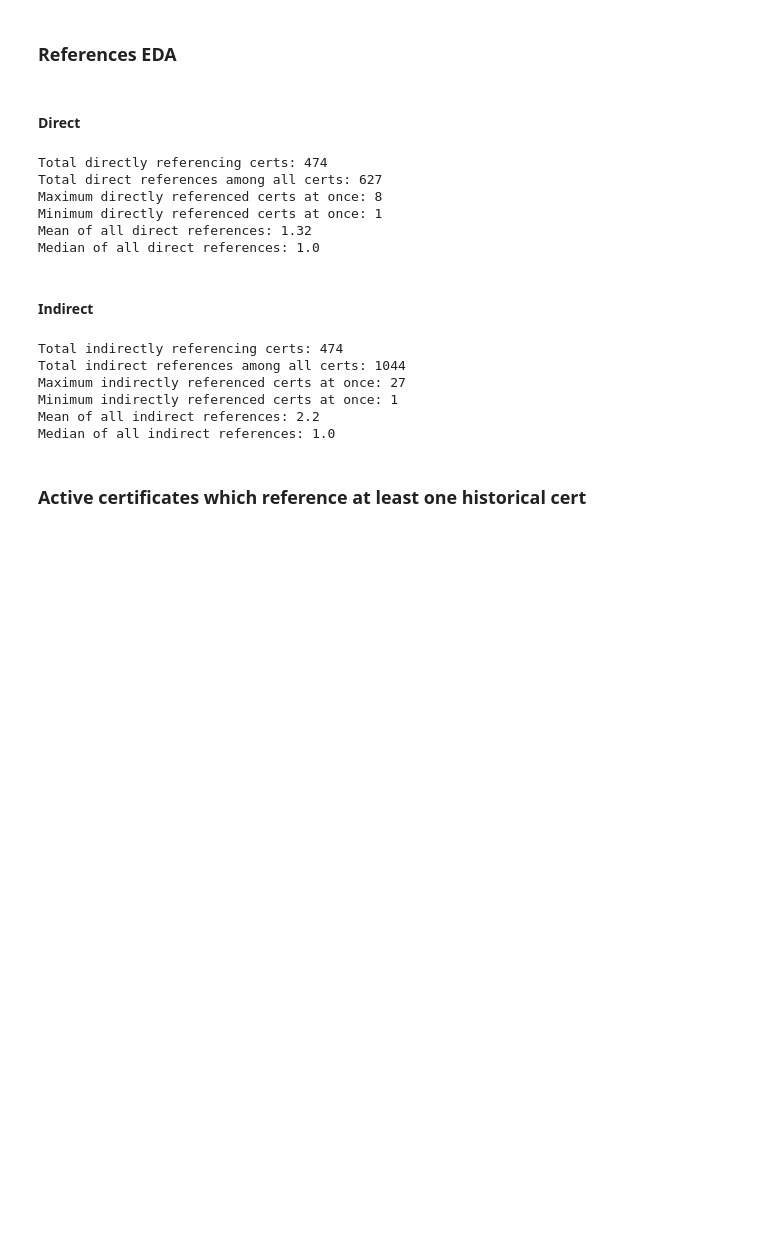
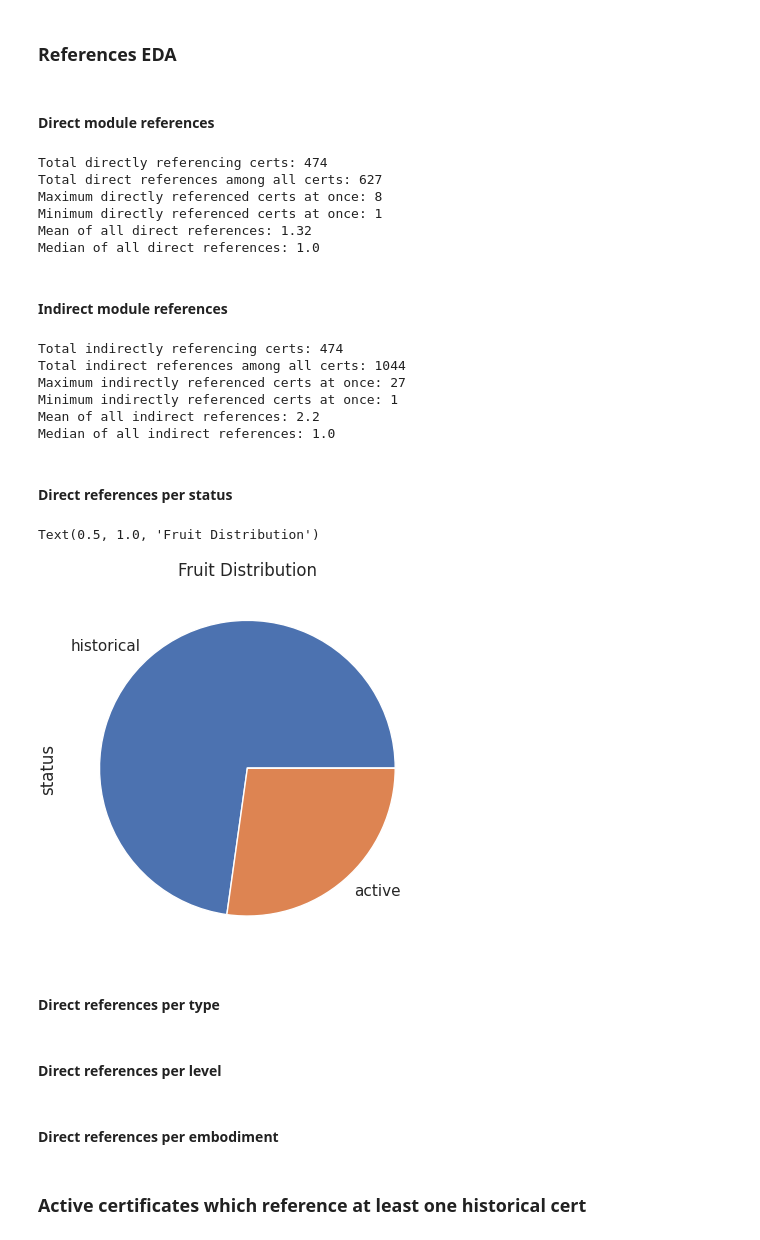
Before and after one commit to crocs-muni/sec-certs, a Jupyter notebook: notebooks/fips/references.ipynb, the cells around one changed output. Cells and saved outputs as stored; diff of their text form; code cells hidden in the pictures; blank space fills up the shorter version.

Commit message:
feat: Added pie charts to references eda

```diff
--- a/notebooks/fips/references.ipynb
+++ b/notebooks/fips/references.ipynb
@@ -77,7 +77,7 @@ refs_indirect_eda_df = refs_df[refs_df["module_indirectly_referencing"].notna()]
 def process_references(df: DataFrame, reference_type: str, func: Callable[[list[int]], float]) -> float | int:
     return func([len(refs) for refs in df[reference_type]])
 # %% [markdown]
-#### Direct
+#### Direct module references
 # %%
 direct_reference_type: str = "module_directly_referencing"
 total_directly_referencing_certs: int = refs_direct_eda_df.shape[0]
@@ -101,7 +101,7 @@ Minimum directly referenced certs at once: 1
 Mean of all direct references: 1.32
 Median of all direct references: 1.0
 # %% [markdown]
-#### Indirect
+#### Indirect module references
 # %%
 indirect_reference_type: str = "module_indirectly_referencing"
 total_indirectly_referencing_certs: int = refs_indirect_eda_df.shape[0]
@@ -124,6 +124,21 @@ Maximum indirectly referenced certs at once: 27
 Minimum indirectly referenced certs at once: 1
 Mean of all indirect references: 2.2
 Median of all indirect references: 1.0
+# %% [markdown]
+#### Direct references per status
+# %%
+status_counts_df = refs_direct_eda_df["status"].value_counts()
+status_counts_df.plot.pie()
+plt.title('Fruit Distribution')
+# %% [output]
+Text(0.5, 1.0, 'Fruit Distribution')
+[figure, added]
+# %% [markdown]
+#### Direct references per type
+# %% [markdown]
+#### Direct references per level
+# %% [markdown]
+#### Direct references per embodiment
 # %% [markdown]
 ### Active certificates which reference at least one historical cert
 # %%
```
Also changed, not shown: parts of 10 cells of this notebook.
